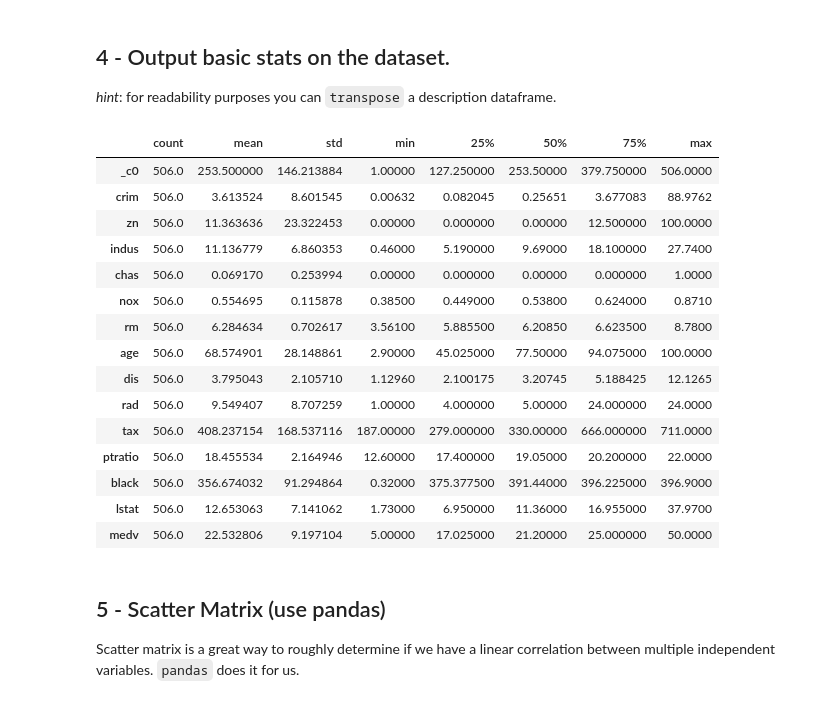
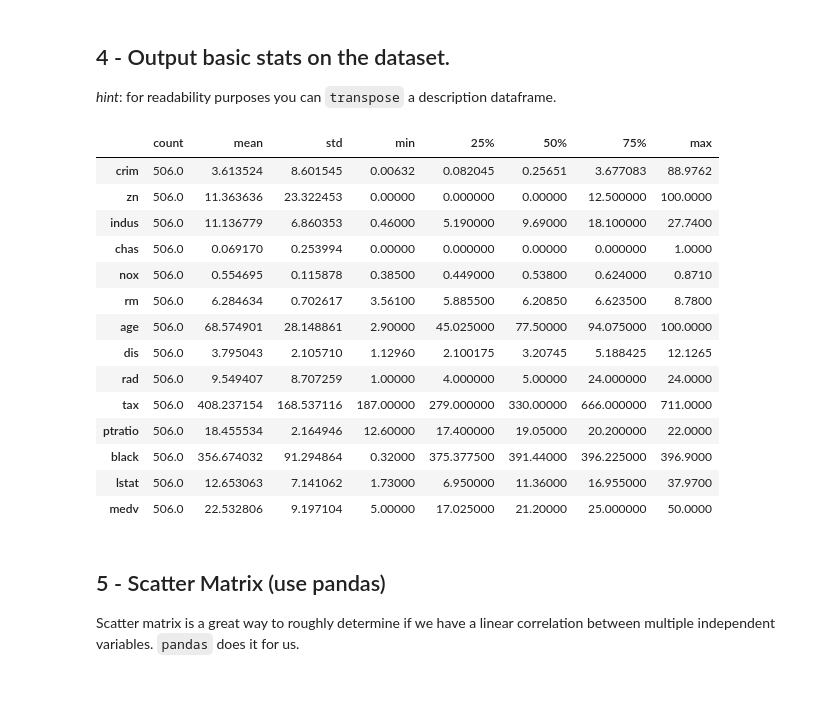
Before and after one commit to qlero/UCA_MSc-DS1, a Jupyter notebook: big_data_python/exam/exam.ipynb, the cells around one changed output. Drawn from its saved outputs; the diff is of its cells as text; code cells hidden in the pictures.

```diff
--- a/big_data_python/exam/exam.ipynb
+++ b/big_data_python/exam/exam.ipynb
@@ -117,25 +117,26 @@ only showing top 3 rows
 ## 4 - Output basic stats on the dataset.
 
 *hint*: for readability purposes you can `transpose` a description dataframe.
-# %%
-bostondf.toPandas().describe().transpose()
-# %% [output]
-|  | count | mean | std | min | 25% | 50% | 75% | max |
-| _c0 | 506.0 | 253.500000 | 146.213884 | 1.00000 | 127.250000 | 253.50000 | 379.750000 | 506.0000 |
-| crim | 506.0 | 3.613524 | 8.601545 | 0.00632 | 0.082045 | 0.25651 | 3.677083 | 88.9762 |
-| zn | 506.0 | 11.363636 | 23.322453 | 0.00000 | 0.000000 | 0.00000 | 12.500000 | 100.0000 |
-| indus | 506.0 | 11.136779 | 6.860353 | 0.46000 | 5.190000 | 9.69000 | 18.100000 | 27.7400 |
-| chas | 506.0 | 0.069170 | 0.253994 | 0.00000 | 0.000000 | 0.00000 | 0.000000 | 1.0000 |
-| nox | 506.0 | 0.554695 | 0.115878 | 0.38500 | 0.449000 | 0.53800 | 0.624000 | 0.8710 |
-| rm | 506.0 | 6.284634 | 0.702617 | 3.56100 | 5.885500 | 6.20850 | 6.623500 | 8.7800 |
-| age | 506.0 | 68.574901 | 28.148861 | 2.90000 | 45.025000 | 77.50000 | 94.075000 | 100.0000 |
-| dis | 506.0 | 3.795043 | 2.105710 | 1.12960 | 2.100175 | 3.20745 | 5.188425 | 12.1265 |
-| rad | 506.0 | 9.549407 | 8.707259 | 1.00000 | 4.000000 | 5.00000 | 24.000000 | 24.0000 |
-| tax | 506.0 | 408.237154 | 168.537116 | 187.00000 | 279.000000 | 330.00000 | 666.000000 | 711.0000 |
-| ptratio | 506.0 | 18.455534 | 2.164946 | 12.60000 | 17.400000 | 19.05000 | 20.200000 | 22.0000 |
-| black | 506.0 | 356.674032 | 91.294864 | 0.32000 | 375.377500 | 391.44000 | 396.225000 | 396.9000 |
-| lstat | 506.0 | 12.653063 | 7.141062 | 1.73000 | 6.950000 | 11.36000 | 16.955000 | 37.9700 |
-| medv | 506.0 | 22.532806 | 9.197104 | 5.00000 | 17.025000 | 21.20000 | 25.000000 | 50.0000 |
+# %%
+# We drop the column _c0 as it is just an ID numbering of each entry
+
+bostondf.drop("_c0").toPandas().describe().transpose()
+# %% [output]
+|  | count | mean | std | min | 25% | 50% | 75% | max |
+| crim | 506.0 | 3.613524 | 8.601545 | 0.00632 | 0.082045 | 0.25651 | 3.677083 | 88.9762 |
+| zn | 506.0 | 11.363636 | 23.322453 | 0.00000 | 0.000000 | 0.00000 | 12.500000 | 100.0000 |
+| indus | 506.0 | 11.136779 | 6.860353 | 0.46000 | 5.190000 | 9.69000 | 18.100000 | 27.7400 |
+| chas | 506.0 | 0.069170 | 0.253994 | 0.00000 | 0.000000 | 0.00000 | 0.000000 | 1.0000 |
+| nox | 506.0 | 0.554695 | 0.115878 | 0.38500 | 0.449000 | 0.53800 | 0.624000 | 0.8710 |
+| rm | 506.0 | 6.284634 | 0.702617 | 3.56100 | 5.885500 | 6.20850 | 6.623500 | 8.7800 |
+| age | 506.0 | 68.574901 | 28.148861 | 2.90000 | 45.025000 | 77.50000 | 94.075000 | 100.0000 |
+| dis | 506.0 | 3.795043 | 2.105710 | 1.12960 | 2.100175 | 3.20745 | 5.188425 | 12.1265 |
+| rad | 506.0 | 9.549407 | 8.707259 | 1.00000 | 4.000000 | 5.00000 | 24.000000 | 24.0000 |
+| tax | 506.0 | 408.237154 | 168.537116 | 187.00000 | 279.000000 | 330.00000 | 666.000000 | 711.0000 |
+| ptratio | 506.0 | 18.455534 | 2.164946 | 12.60000 | 17.400000 | 19.05000 | 20.200000 | 22.0000 |
+| black | 506.0 | 356.674032 | 91.294864 | 0.32000 | 375.377500 | 391.44000 | 396.225000 | 396.9000 |
+| lstat | 506.0 | 12.653063 | 7.141062 | 1.73000 | 6.950000 | 11.36000 | 16.955000 | 37.9700 |
+| medv | 506.0 | 22.532806 | 9.197104 | 5.00000 | 17.025000 | 21.20000 | 25.000000 | 50.0000 |
 # %% [markdown]
 ## 5 - Scatter Matrix (use pandas)
 
```
Also changed, not shown: parts of 18 cells of this notebook, 1 other file.
